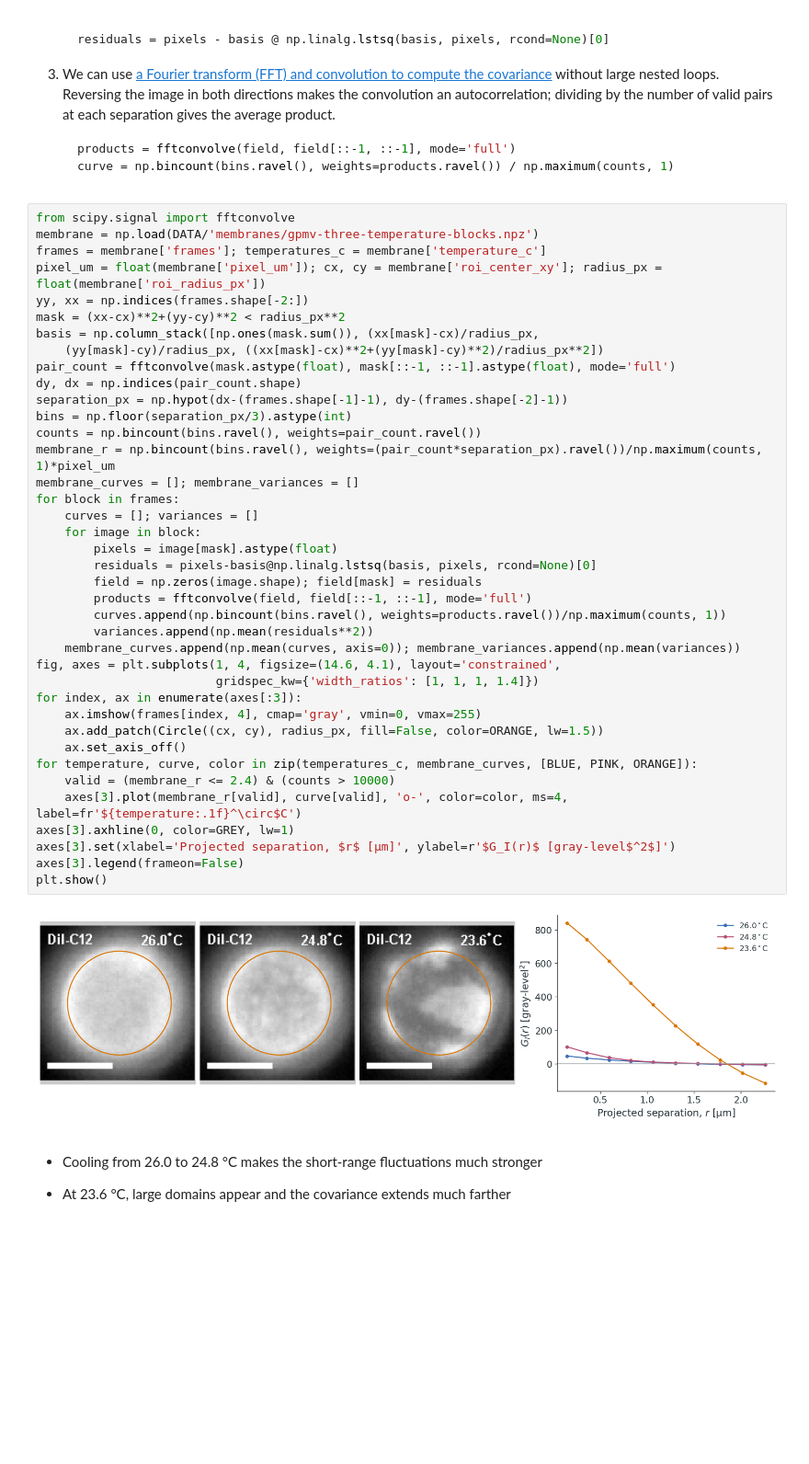
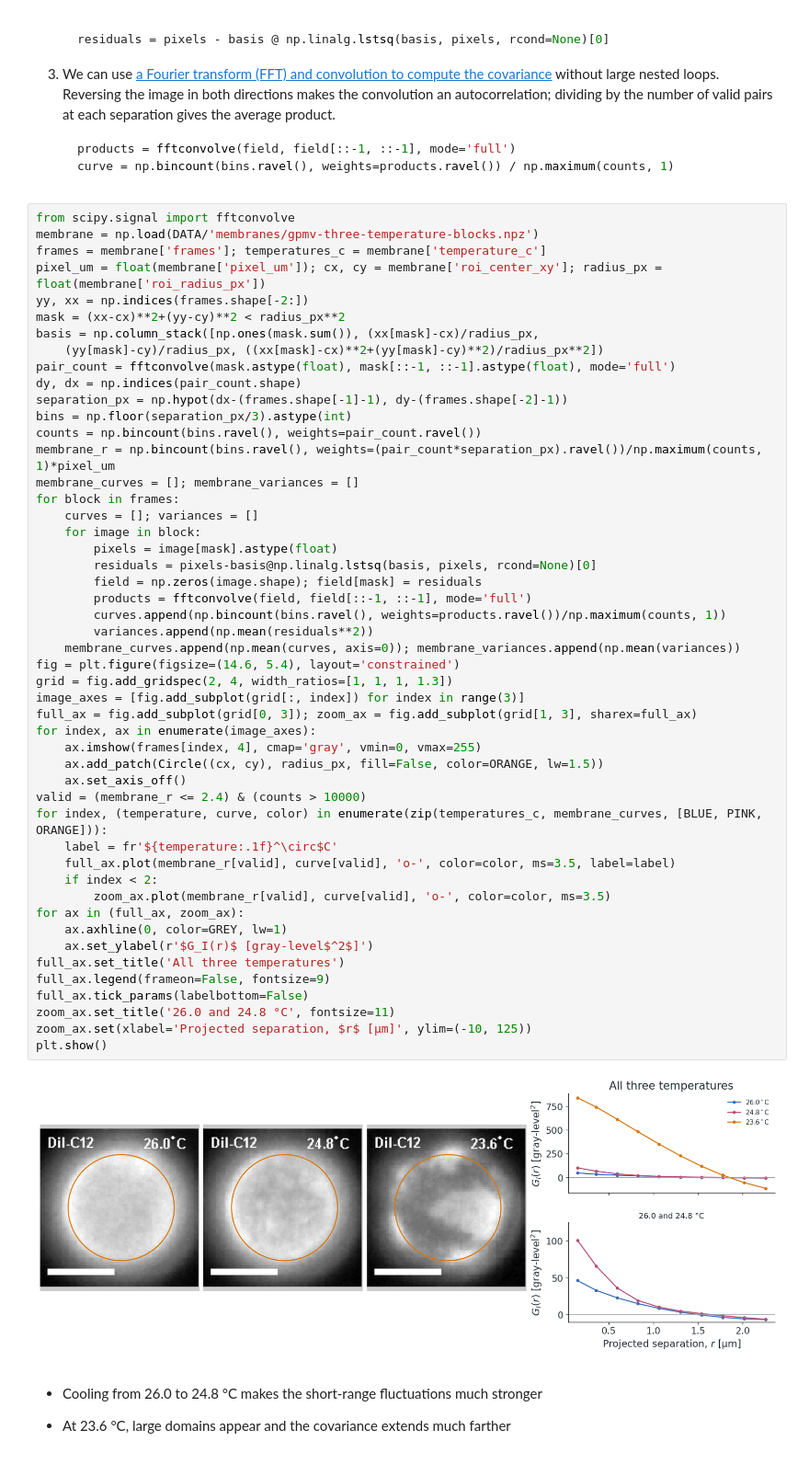
Before and after one commit to shaevitz/567-Crowd-Control, a Jupyter notebook: lectures/lecture-09-spatial-order-response-percolation.ipynb, the cells around one changed output. Shown at 92% size. Drawn from its saved outputs; the diff is of its cells as text; blank space fills up the shorter version.

Commit message:
Show membrane covariance at full and zoomed scales

```diff
--- a/lectures/lecture-09-spatial-order-response-percolation.ipynb
+++ b/lectures/lecture-09-spatial-order-response-percolation.ipynb
@@ -649,43 +649,53 @@ $$
 from scipy.signal import fftconvolve
 membrane = np.load(DATA/'membranes/gpmv-three-temperature-blocks.npz')
 frames = membrane['frames']; temperatures_c = membrane['temperature_c']
 pixel_um = float(membrane['pixel_um']); cx, cy = membrane['roi_center_xy']; radius_px = float(membrane['roi_radius_px'])
 yy, xx = np.indices(frames.shape[-2:])
 mask = (xx-cx)**2+(yy-cy)**2 < radius_px**2
 basis = np.column_stack([np.ones(mask.sum()), (xx[mask]-cx)/radius_px,
     (yy[mask]-cy)/radius_px, ((xx[mask]-cx)**2+(yy[mask]-cy)**2)/radius_px**2])
 pair_count = fftconvolve(mask.astype(float), mask[::-1, ::-1].astype(float), mode='full')
 dy, dx = np.indices(pair_count.shape)
 separation_px = np.hypot(dx-(frames.shape[-1]-1), dy-(frames.shape[-2]-1))
 bins = np.floor(separation_px/3).astype(int)
 counts = np.bincount(bins.ravel(), weights=pair_count.ravel())
 membrane_r = np.bincount(bins.ravel(), weights=(pair_count*separation_px).ravel())/np.maximum(counts, 1)*pixel_um
 membrane_curves = []; membrane_variances = []
 for block in frames:
     curves = []; variances = []
     for image in block:
         pixels = image[mask].astype(float)
         residuals = pixels-basis@np.linalg.lstsq(basis, pixels, rcond=None)[0]
         field = np.zeros(image.shape); field[mask] = residuals
         products = fftconvolve(field, field[::-1, ::-1], mode='full')
         curves.append(np.bincount(bins.ravel(), weights=products.ravel())/np.maximum(counts, 1))
         variances.append(np.mean(residuals**2))
     membrane_curves.append(np.mean(curves, axis=0)); membrane_variances.append(np.mean(variances))
-fig, axes = plt.subplots(1, 4, figsize=(14.6, 4.1), layout='constrained',
-                         gridspec_kw={'width_ratios': [1, 1, 1, 1.4]})
-for index, ax in enumerate(axes[:3]):
+fig = plt.figure(figsize=(14.6, 5.4), layout='constrained')
+grid = fig.add_gridspec(2, 4, width_ratios=[1, 1, 1, 1.3])
+image_axes = [fig.add_subplot(grid[:, index]) for index in range(3)]
+full_ax = fig.add_subplot(grid[0, 3]); zoom_ax = fig.add_subplot(grid[1, 3], sharex=full_ax)
+for index, ax in enumerate(image_axes):
     ax.imshow(frames[index, 4], cmap='gray', vmin=0, vmax=255)
     ax.add_patch(Circle((cx, cy), radius_px, fill=False, color=ORANGE, lw=1.5))
     ax.set_axis_off()
-for temperature, curve, color in zip(temperatures_c, membrane_curves, [BLUE, PINK, ORANGE]):
-    valid = (membrane_r <= 2.4) & (counts > 10000)
-    axes[3].plot(membrane_r[valid], curve[valid], 'o-', color=color, ms=4, label=fr'${temperature:.1f}^\circ$C')
-axes[3].axhline(0, color=GREY, lw=1)
-axes[3].set(xlabel='Projected separation, $r$ [µm]', ylabel=r'$G_I(r)$ [gray-level$^2$]')
-axes[3].legend(frameon=False)
+valid = (membrane_r <= 2.4) & (counts > 10000)
+for index, (temperature, curve, color) in enumerate(zip(temperatures_c, membrane_curves, [BLUE, PINK, ORANGE])):
+    label = fr'${temperature:.1f}^\circ$C'
+    full_ax.plot(membrane_r[valid], curve[valid], 'o-', color=color, ms=3.5, label=label)
+    if index < 2:
+        zoom_ax.plot(membrane_r[valid], curve[valid], 'o-', color=color, ms=3.5)
+for ax in (full_ax, zoom_ax):
+    ax.axhline(0, color=GREY, lw=1)
+    ax.set_ylabel(r'$G_I(r)$ [gray-level$^2$]')
+full_ax.set_title('All three temperatures')
+full_ax.legend(frameon=False, fontsize=9)
+full_ax.tick_params(labelbottom=False)
+zoom_ax.set_title('26.0 and 24.8 °C', fontsize=11)
+zoom_ax.set(xlabel='Projected separation, $r$ [µm]', ylim=(-10, 125))
 plt.show()
 # %% [output]
-[figure, old version]
+[figure, new version]
 # %% [markdown]
 - Cooling from 26.0 to 24.8 °C makes the short-range fluctuations much stronger
 
```
